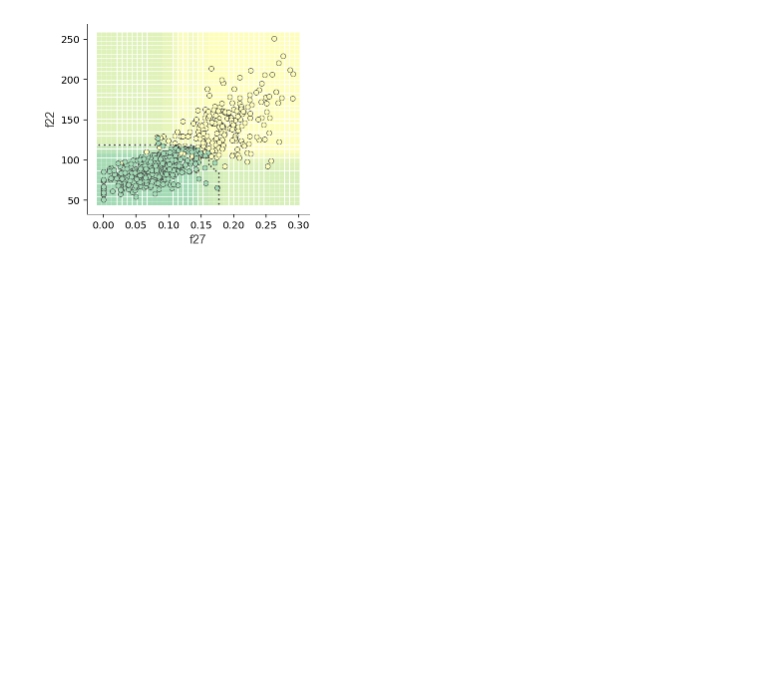
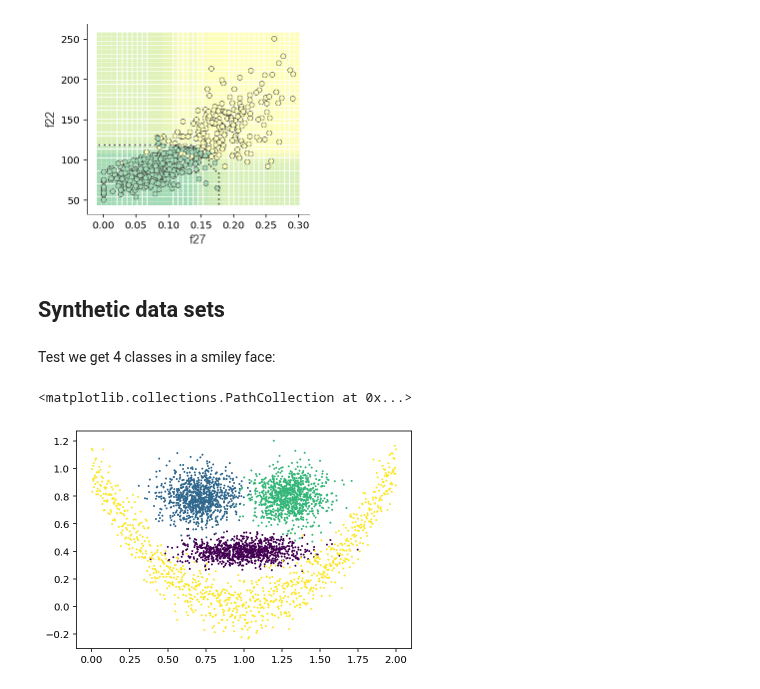
Before and after one commit to parrt/dtreeviz, a Jupyter notebook: notebooks/rf-partitioning.ipynb, the cells around one changed output. Drawn from its saved outputs; the diff is of its cells as text; code cells hidden in the pictures; blank space fills up the shorter version.

```diff
--- a/notebooks/rf-partitioning.ipynb
+++ b/notebooks/rf-partitioning.ipynb
@@ -179,3 +179,46 @@ ctreeviz_bivar_fusion(rf.estimators_, X, y,
 crfviz_bivar(rf, X.values, y, feature_names=['f27', 'f22'], ntiles=40)
 # %% [output]
 [figure]
+# %% [markdown]
+## Synthetic data sets
+# %%
+def smiley(n = 1000):
+    # mouth
+    x1 = np.random.normal(1.0,.2,n).reshape(-1,1)
+    x2 = np.random.normal(0.4,.05,n).reshape(-1,1)
+    cl = np.full(shape=(n,1), fill_value=0, dtype=int)
+    d = np.hstack([x1,x2,cl])
+    data = d
+
+    # left eye
+    x1 = np.random.normal(.7,.12,n).reshape(-1,1)
+    x2 = np.random.normal(0.8,.1,n).reshape(-1,1)
+    cl = np.full(shape=(n,1), fill_value=1, dtype=int)
+    d = np.hstack([x1,x2,cl])
+    data = np.vstack([data, d])
+
+    # right eye
+    x1 = np.random.normal(1.3,.12,n).reshape(-1,1)
+    x2 = np.random.normal(0.8,.1,n).reshape(-1,1)
+    cl = np.full(shape=(n,1), fill_value=2, dtype=int)
+    d = np.hstack([x1,x2,cl])
+    data = np.vstack([data, d])
+
+    # face outline
+    noise = np.random.normal(0,.1,n).reshape(-1,1)
+    x1 = np.linspace(0,2,n).reshape(-1,1)
+    x2 = (x1-1)**2 + noise
+    cl = np.full(shape=(n,1), fill_value=3, dtype=int)
+    d = np.hstack([x1,x2,cl])
+    data = np.vstack([data, d])
+
+    df = pd.DataFrame(data, columns=['x1','x2','class'])
+    return df
+# %% [markdown]
+Test we get 4 classes in a smiley face:
+# %%
+df = smiley()
+plt.scatter(df.x1,df.x2,s=1,c=df['class'])
+# %% [output]
+<matplotlib.collections.PathCollection at 0x...>
+[figure, added]
```
Also changed, not shown: parts of 8 cells of this notebook.
